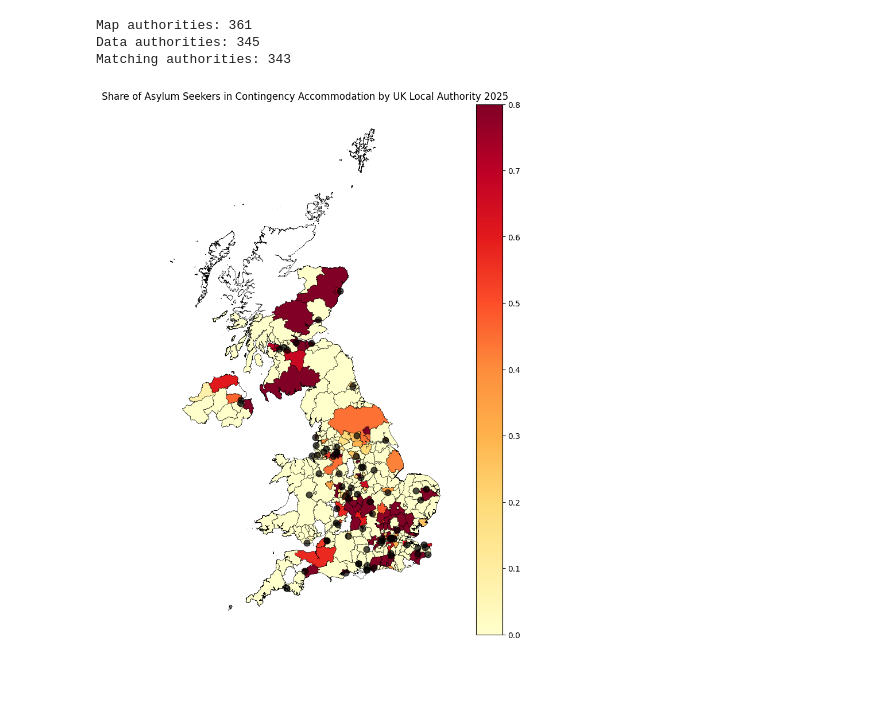
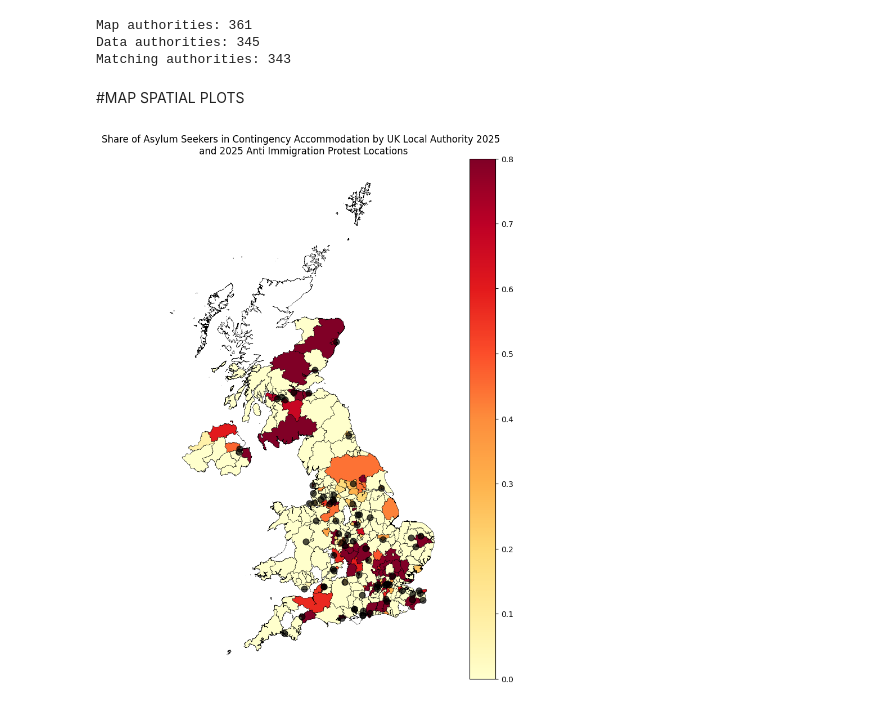
Before and after one commit to awenroberts/QM2-Project, a Jupyter notebook: awen_protests_visualisation_final.ipynb, the cells around one changed output. Saved outputs shown, nothing was run; the diff lists cells and outputs as text; code cells hidden in the pictures; blank space fills up the shorter version.

```diff
--- a/awen_protests_visualisation_final.ipynb
+++ b/awen_protests_visualisation_final.ipynb
@@ -122,21 +126,3 @@ for i, r1 in city_coords.iterrows():
             )
             if d <= threshold_km:
                 G.add_edge(r1.town_city, r2.town_city, distance=d)
-# %%
-plt.figure(figsize=(10, 12))
-
-pos = {
-    n: (G.nodes[n]["lon"], G.nodes[n]["lat"])
-    for n in G.nodes()
-}
-
-nx.draw(
-    G,
-    pos,
-    with_labels=True,
-    node_size=600,
-    font_size=8
-)
-
-plt.title("Spatial Protest Network (Distance-based, UK)")
-plt.show()
@@ -319,9 +284,0 @@ local_authorities: 348
-# %%
-uk_map = uk_map.merge(
-    df_contingency,
-    left_on="LAD25NM", # Corrected from "local_authority"
-    right_on="local_authority",
-    how="left"
-)
-
-uk_map[["local_authority", "contingency_per_1000", "contingency_share", "delta_contingency_Q1_Q3"]].head()
@@ -487,39 +324,44 @@ Map authorities: 361
 Data authorities: 345
 Matching authorities: 343
 # %%
-map_with_data = uk_map2[uk_map2["contingency_share_2025_cumulative"].notna()]
+map_with_data = uk_map[uk_map["contingency_share_2025_cumulative"].notna()]
+# %% [markdown]
+#MAP SPATIAL PLOTS
 # %%
+#map 1: share in contingency - culmative over 2025
+import matplotlib.pyplot as plt
+
 fig, ax = plt.subplots(figsize=(10, 12))
 
-uk_map2.plot(
+uk_map.plot(
     ax=ax,
     color="white",
     edgecolor="black",
     linewidth=0.3
 )
 
 
 map_with_data.plot(
     column="contingency_share_2025_cumulative",
     cmap="YlOrRd",
     legend=True,
     linewidth=0.3,
     edgecolor="black",
      vmin=0,
     vmax=0.8,
     ax=ax
 )
 
 city_gdf.plot(
     ax=ax,
     markersize=60,
     color="black",
     alpha=0.7
 )
 
-ax.set_title("Share of Asylum Seekers in Contingency Accommodation by UK Local Authority 2025")
+ax.set_title("Share of Asylum Seekers in Contingency Accommodation by UK Local Authority (2025) \n and 2025 Anti Immigration Protest Locations")
 ax.axis("off")
 
 plt.show()
 # %% [output]
-[figure, old version]
+[figure, new version]
```
Also changed, not shown: parts of 19 cells of this notebook.
